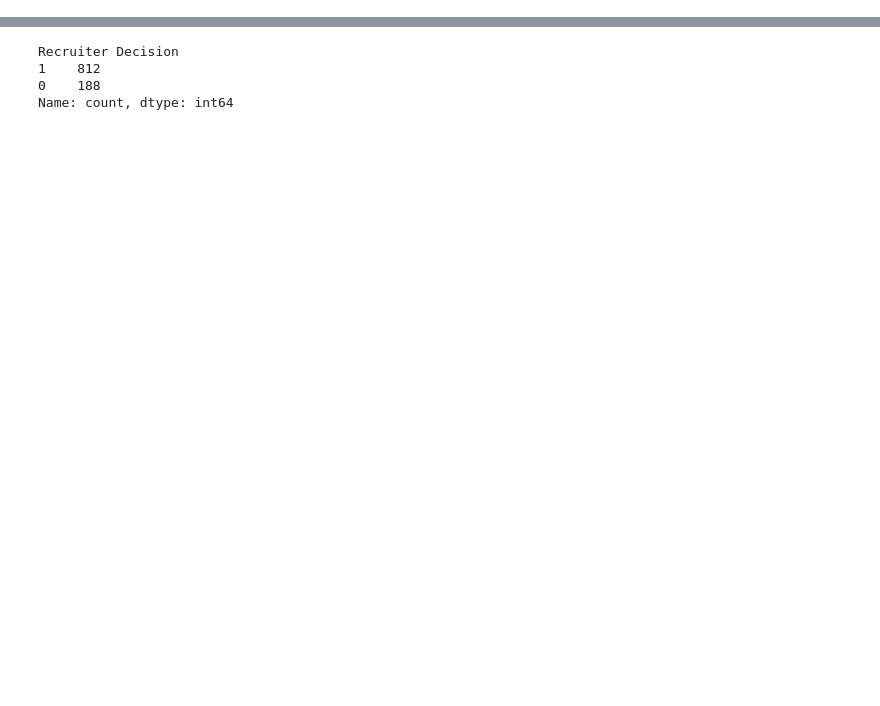
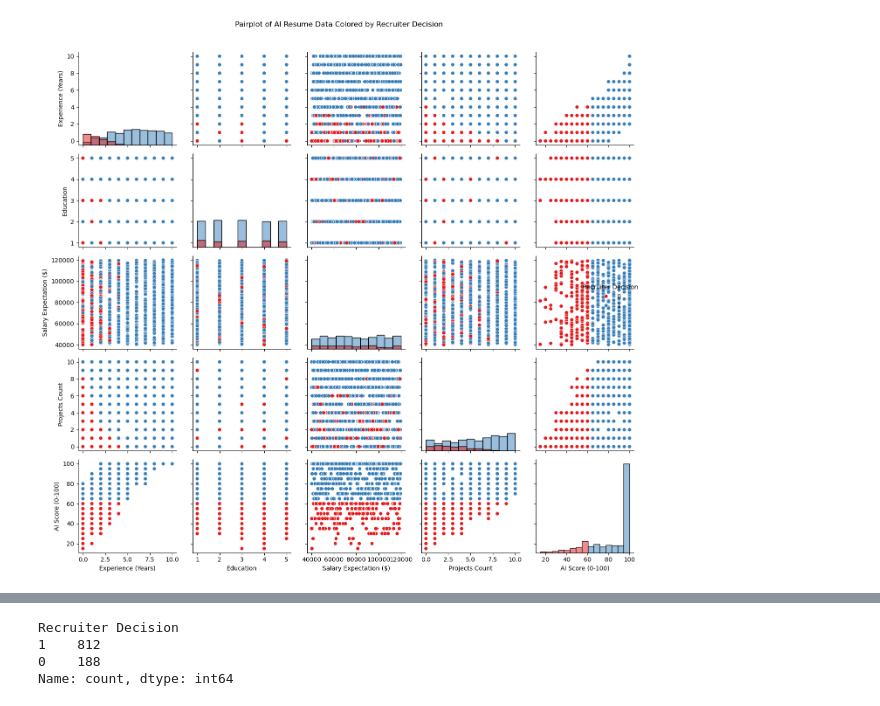
Before and after one commit to bella-mia/2025_FinalProject_ByteMe, a Jupyter notebook: AIr_clean_wClass.ipynb, the cells around one changed output, grey strips where cells are left out. Cells and saved outputs as stored; diff of their text form; code cells hidden in the pictures; blank space fills up the shorter version.

```diff
--- a/AIr_clean_wClass.ipynb
+++ b/AIr_clean_wClass.ipynb
@@ -55,0 +76,20 @@ AIrD.to_csv('cleaned_AI_resume_data.csv', index=False)
+# %%
+# Recreate the pairplot using the AIrD DataFrame with the actual column names
+# Assuming AIrD is already defined in the environment, using only relevant numeric columns
+
+# Select numeric columns
+numeric_cols = ['Experience (Years)', 'Education', 'Salary Expectation ($)', 'Projects Count', 'AI Score (0-100)']
+
+# Generate pairplot
+sns.pairplot(
+    AIrD,
+    vars= numeric_cols,
+    hue='Recruiter Decision',
+    palette='Set1',
+    diag_kind='hist'
+)
+plt.suptitle("Pairplot of AI Resume Data Colored by Recruiter Decision", y=1.02)
+plt.tight_layout()
+plt.show()
+# %% [output]
+[figure, added]
```
Also changed, not shown: parts of 7 cells of this notebook.
